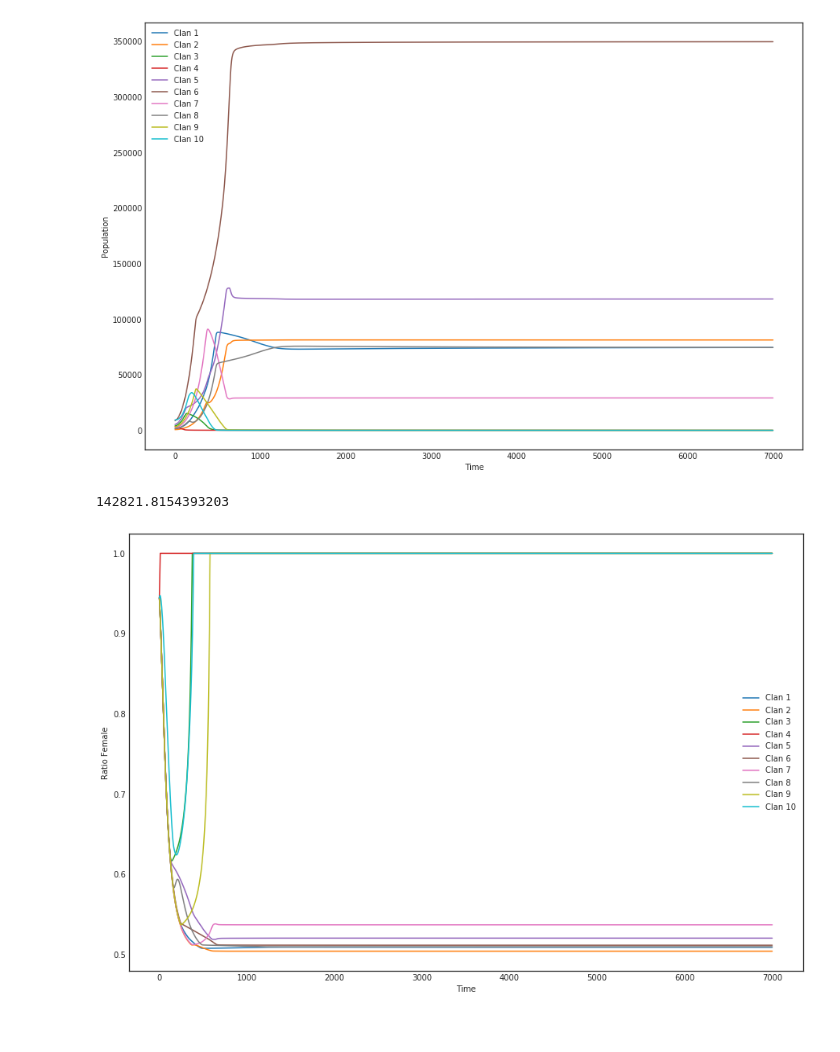
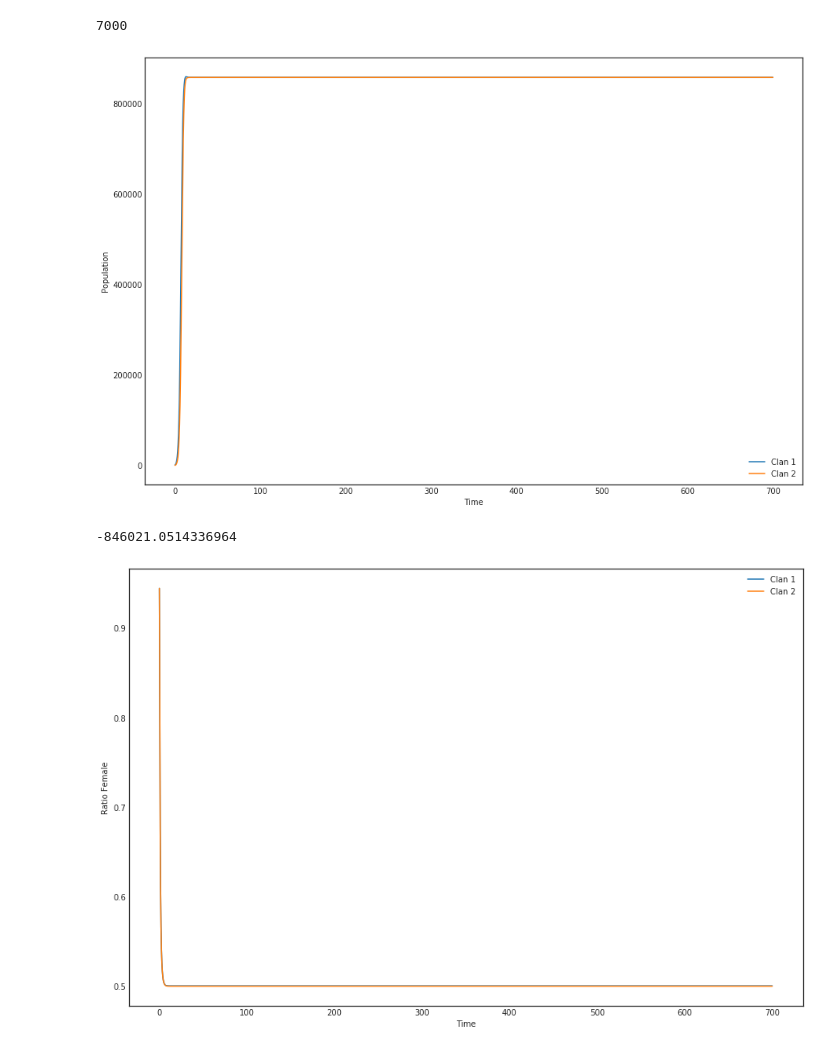
Before and after one commit to sharath/clash-of-clans, a Jupyter notebook: simulate.ipynb, the cells around one changed output. Saved outputs shown, nothing was run; the diff lists cells and outputs as text; code cells hidden in the pictures.

```diff
--- a/simulate.ipynb
+++ b/simulate.ipynb
@@ -9,41 +9,45 @@ from clan import generate_clan
 # %%
 plt.style.use('seaborn-white')
 # %%
-clans = [generate_clan() for i in range(10)]
-steps = 70000
+clans = [generate_clan() for i in range(2)]
+steps = 7000
 dt = 700/steps
 x = np.linspace(0, 700, steps)
 
 for t in x:
     for c in clans:
         c.step(dt)
+# %%
+len(np.add(c.history['m'],c.history['f']))
+# %% [output]
+7000
 # %%
 plt.gcf().set_size_inches(15, 10)
 sns.despine()
 plt.xlabel('Time')
 plt.ylabel('Population')
 for n, c in enumerate(clans):
-    plt.plot(x*10, c.history['p'], label=f'Clan {n+1}')
+    plt.plot(x, np.add(c.history['m'],c.history['f']), label=f'Clan {n+1}')
 plt.legend()
 plt.show()
 # %% [output]
-[figure, old version]
+[figure, new version]
 # %%
 from constants import total_k
 total_k - np.sum([c.p for c in clans])
 # %% [output]
-142821.8154393203
+-846021.0514336964
 # %%
 plt.gcf().set_size_inches(15, 10)
 sns.despine()
 plt.xlabel('Time')
 plt.ylabel('Ratio Female')
 for n, c in enumerate(clans):
-    plt.plot(x*10, c.history['s'], label=f'Clan {n+1}')
+    plt.plot(x, c.history['s'], label=f'Clan {n+1}')
 plt.legend()
 plt.show()
 # %% [output]
-[figure, old version]
+[figure, new version]
 # %%
 plt.gcf().set_size_inches(15, 10)
 sns.despine()
```
Also changed, not shown: parts of 1 cell of this notebook, 2 other files.
